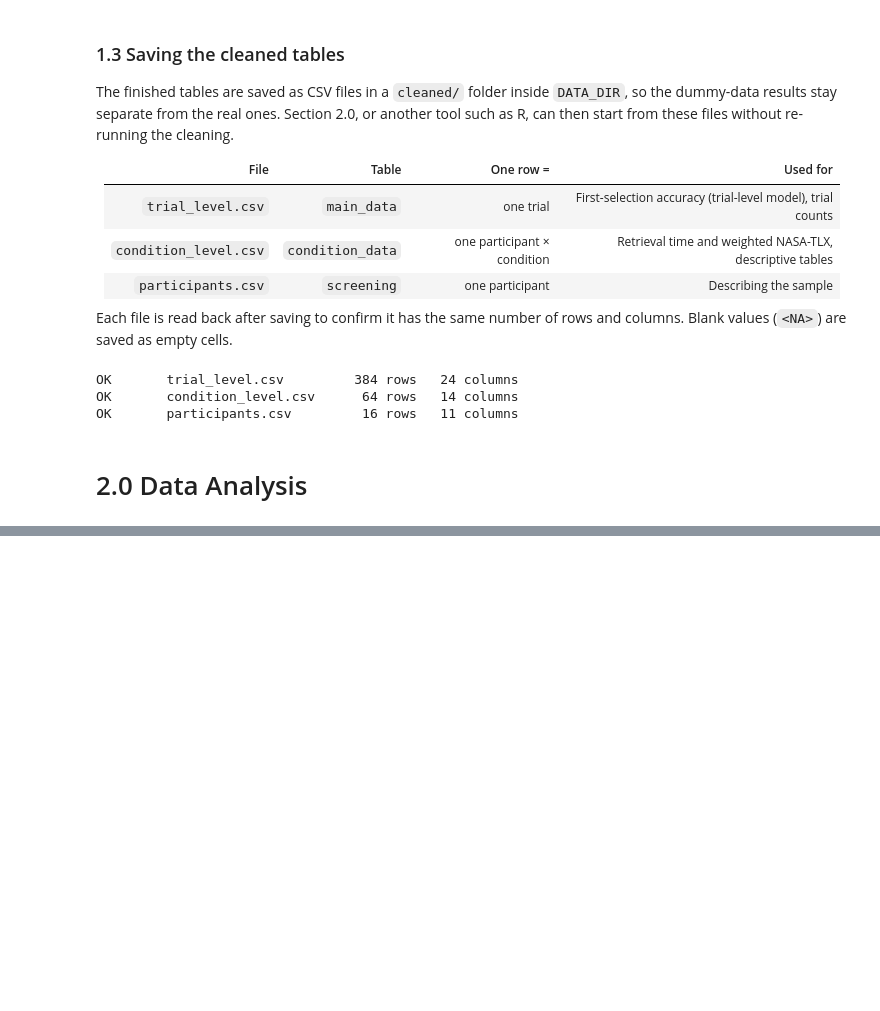
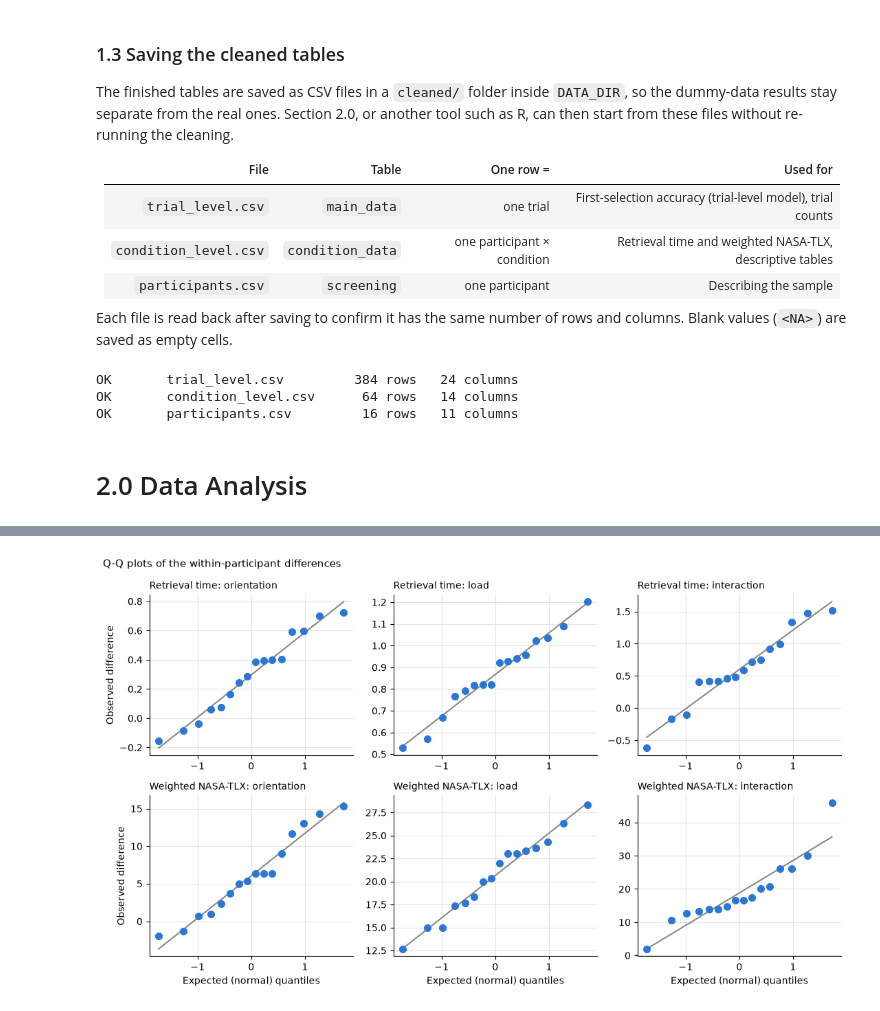
Before and after one commit to jphonrado/HCI2000-Data-Analysis, a Jupyter notebook: main.ipynb, the cells around one changed output, grey strips where cells are left out. Saved outputs shown, nothing was run; the diff lists cells and outputs as text; code cells hidden in the pictures; blank space fills up the shorter version.

```diff
--- a/main.ipynb
+++ b/main.ipynb
@@ -740,0 +1007,17 @@ OK       participants.csv         16 rows   11 columns
+# %%
+rows = []
+for outcome, label in NORMALITY_OUTCOMES.items():
+    for name, values in diffs[outcome].items():
+        values = values.dropna()
+        w, p = stats.shapiro(values)
+        rows.append({
+            "outcome": label,
+            "difference": name,
+            "n": len(values),
+            "W": round(w, 3),
+            "p": round(p, 3),
+            "normal (p >= .05)": p >= 0.05,
+        })
+
+normality = pd.DataFrame(rows)
+normality
@@ -740,0 +1043,22 @@ OK       participants.csv         16 rows   11 columns
+# %%
+fig, axes = plt.subplots(2, 3, figsize=(11, 6.5))
+
+for row, (outcome, label) in enumerate(NORMALITY_OUTCOMES.items()):
+    for col, (name, values) in enumerate(diffs[outcome].items()):
+        ax = axes[row, col]
+        (expected, observed), (slope, intercept, _) = stats.probplot(values.dropna(), dist="norm")
+        ax.plot(expected, slope * expected + intercept, color="#8a8984", linewidth=1.5)   # reference line
+        ax.plot(expected, observed, "o", color="#2a78d6", markersize=7)                    # participants
+        ax.set_title(f"{label}: {name}", fontsize=10, loc="left")
+        ax.grid(color="#e5e4e0", linewidth=0.8)
+        ax.spines[["top", "right"]].set_visible(False)
+        if row == 1:
+            ax.set_xlabel("Expected (normal) quantiles")
+        if col == 0:
+            ax.set_ylabel("Observed difference")
+
+fig.suptitle("Q-Q plots of the within-participant differences", x=0.01, ha="left", fontsize=11)
+fig.tight_layout()
+plt.show()
+# %% [output]
+[figure, added]
```
Also changed, not shown: parts of 26 cells of this notebook.
